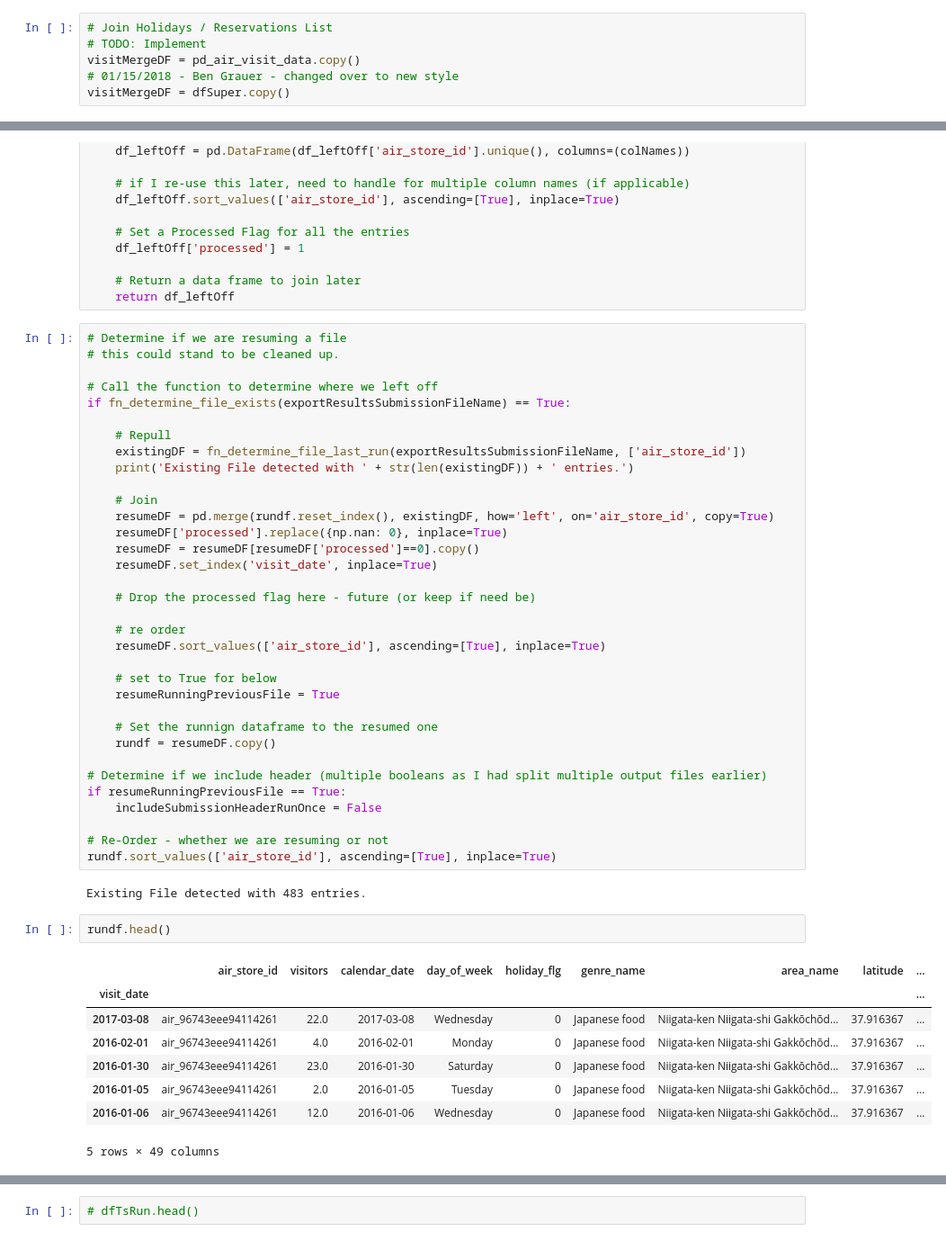
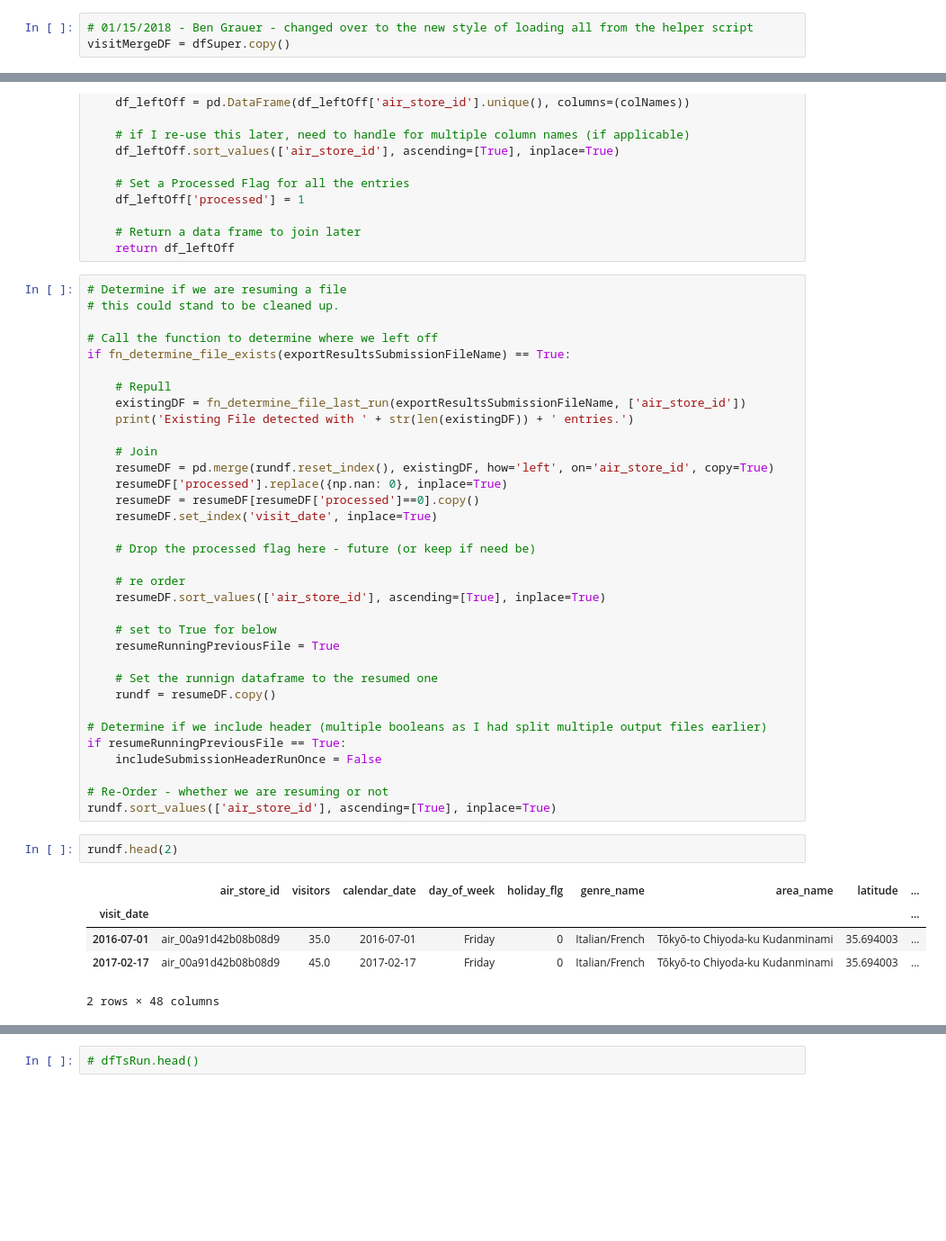
Before and after one commit to bengrauer/datascience_competitions, a Jupyter notebook: JapanRestarauntVisitors/script_ARIMA.ipynb, the cells around one changed output, grey strips where cells are left out. Shown at 90% size. Drawn from its saved outputs; the diff is of its cells as text; blank space fills up the shorter version.

Commit message:
finalize competitions
finalize water table competition and clean up restaraunt competition a little bit better

```diff
--- a/JapanRestarauntVisitors/script_ARIMA.ipynb
+++ b/JapanRestarauntVisitors/script_ARIMA.ipynb
@@ -247,8 +235,5 @@ pd_air_visit_data['forecast_logExp'] = 0
 # %%
-# Join Holidays / Reservations List
-# TODO: Implement
-visitMergeDF = pd_air_visit_data.copy()
-# 01/15/2018 - Ben Grauer - changed over to new style
+# 01/15/2018 - Ben Grauer - changed over to the new style of loading all from the helper script
 visitMergeDF = dfSuper.copy()
 # %%
 visitMergeDF.head()
@@ -524,17 +483,12 @@ if resumeRunningPreviousFile == True:
 
 # Re-Order - whether we are resuming or not
 rundf.sort_values(['air_store_id'], ascending=[True], inplace=True)
-# %% [output]
-Existing File detected with 483 entries.
 # %%
-rundf.head()
+rundf.head(2)
 # %% [output]
 |  | air_store_id | visitors | calendar_date | day_of_week | holiday_flg | genre_name | area_name | latitude | ... |
 | visit_date |  |  |  |  |  |  |  |  | ... |
-| 2017-03-08 | air_96743eee94114261 | 22.0 | 2017-03-08 | Wednesday | 0 | Japanese food | Niigata-ken Niigata-shi Gakkōchōd... | 37.916367 | ... |
-| 2016-02-01 | air_96743eee94114261 | 4.0 | 2016-02-01 | Monday | 0 | Japanese food | Niigata-ken Niigata-shi Gakkōchōd... | 37.916367 | ... |
-| 2016-01-30 | air_96743eee94114261 | 23.0 | 2016-01-30 | Saturday | 0 | Japanese food | Niigata-ken Niigata-shi Gakkōchōd... | 37.916367 | ... |
-| 2016-01-05 | air_96743eee94114261 | 2.0 | 2016-01-05 | Tuesday | 0 | Japanese food | Niigata-ken Niigata-shi Gakkōchōd... | 37.916367 | ... |
-| 2016-01-06 | air_96743eee94114261 | 12.0 | 2016-01-06 | Wednesday | 0 | Japanese food | Niigata-ken Niigata-shi Gakkōchōd... | 37.916367 | ... |
+| 2016-07-01 | air_00a91d42b08b08d9 | 35.0 | 2016-07-01 | Friday | 0 | Italian/French | Tōkyō-to Chiyoda-ku Kudanminami | 35.694003 | ... |
+| 2017-02-17 | air_00a91d42b08b08d9 | 45.0 | 2017-02-17 | Friday | 0 | Italian/French | Tōkyō-to Chiyoda-ku Kudanminami | 35.694003 | ... |
-5 rows × 49 columns
+2 rows × 48 columns
 # %% [markdown]
```
Also changed, not shown: parts of 26 cells of this notebook, 7 other files.
